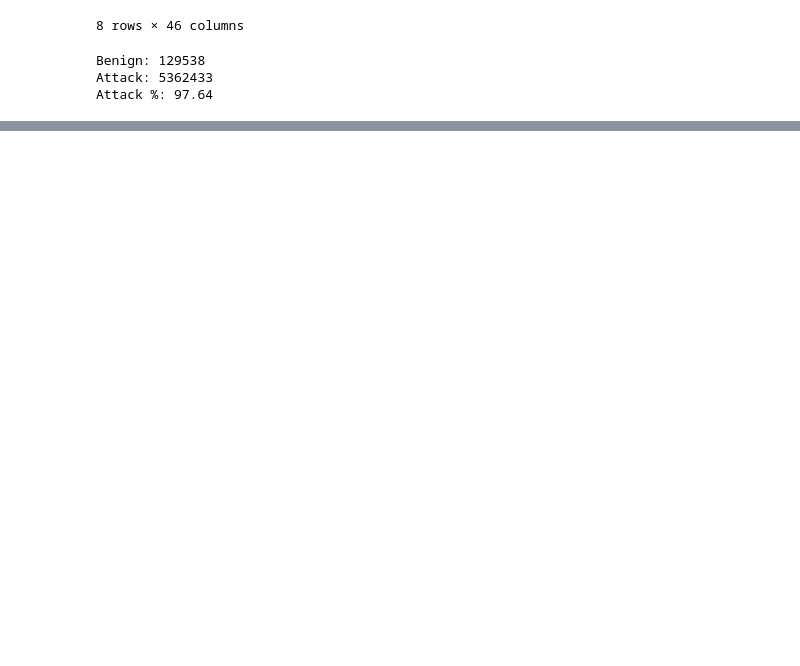
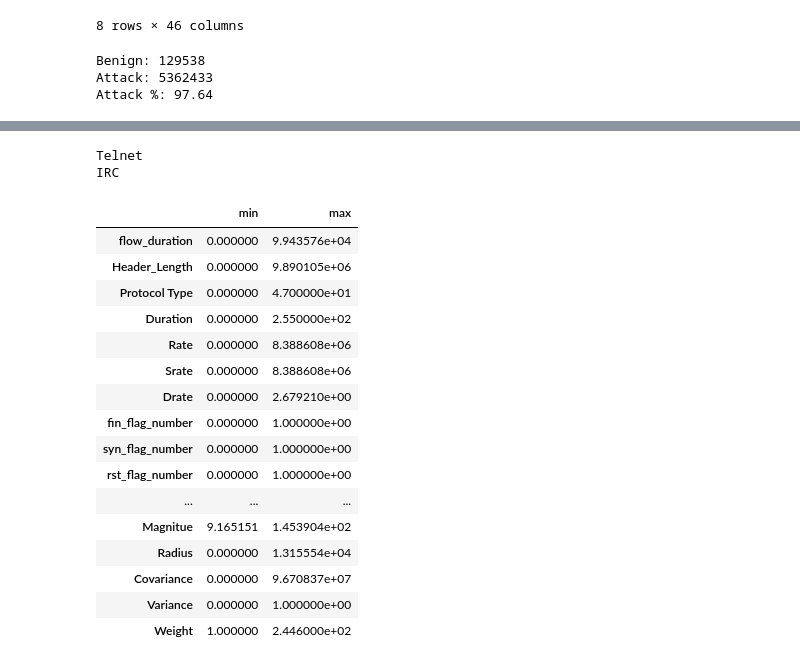
Before and after one commit to Luxmi1205/CE-FEIDS, a Jupyter notebook: notebooks/01_EDA.ipynb, the cells around one changed output, grey strips where cells are left out. Saved outputs shown, nothing was run; the diff lists cells and outputs as text; code cells hidden in the pictures; blank space fills up the shorter version.

```diff
--- a/notebooks/01_EDA.ipynb
+++ b/notebooks/01_EDA.ipynb
@@ -146,0 +167,27 @@ Attack %: 97.64
+# %%
+for col in train_df.columns:
+    if train_df[col].nunique() == 1:
+        print(col)
+# %% [output]
+Telnet
+IRC
+# %%
+train_df.describe().T[["min", "max"]]
+# %% [output]
+|  | min | max |
+| flow_duration | 0.000000 | 9.943576e+04 |
+| Header_Length | 0.000000 | 9.890105e+06 |
+| Protocol Type | 0.000000 | 4.700000e+01 |
+| Duration | 0.000000 | 2.550000e+02 |
+| Rate | 0.000000 | 8.388608e+06 |
+| Srate | 0.000000 | 8.388608e+06 |
+| Drate | 0.000000 | 2.679210e+00 |
+| fin_flag_number | 0.000000 | 1.000000e+00 |
+| syn_flag_number | 0.000000 | 1.000000e+00 |
+| rst_flag_number | 0.000000 | 1.000000e+00 |
+| ... | ... | ... |
+| Magnitue | 9.165151 | 1.453904e+02 |
+| Radius | 0.000000 | 1.315554e+04 |
+| Covariance | 0.000000 | 9.670837e+07 |
+| Variance | 0.000000 | 1.000000e+00 |
+| Weight | 1.000000 | 2.446000e+02 |
```
Also changed, not shown: parts of 1 cell of this notebook.
